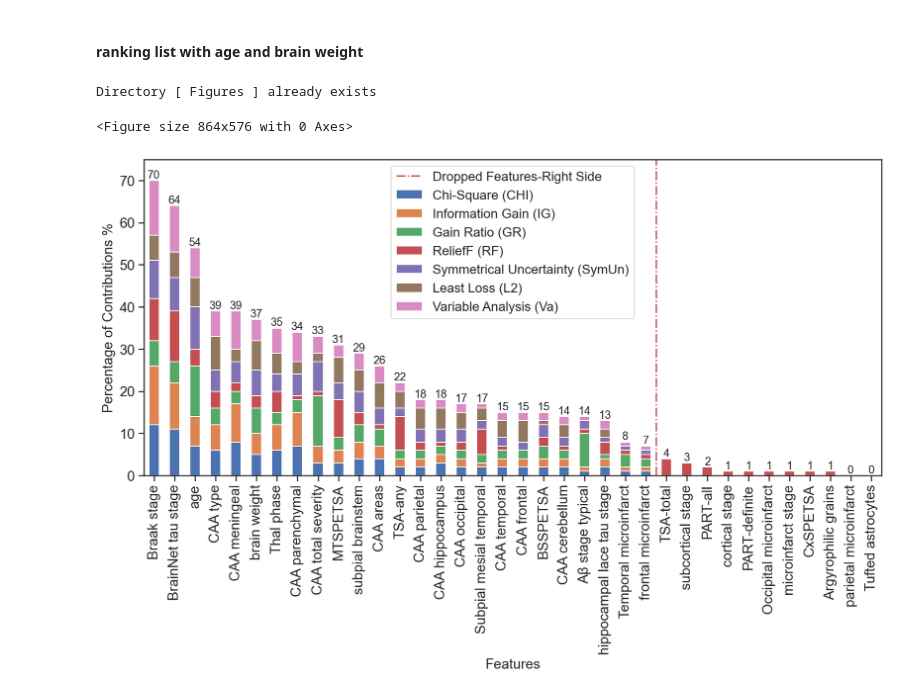
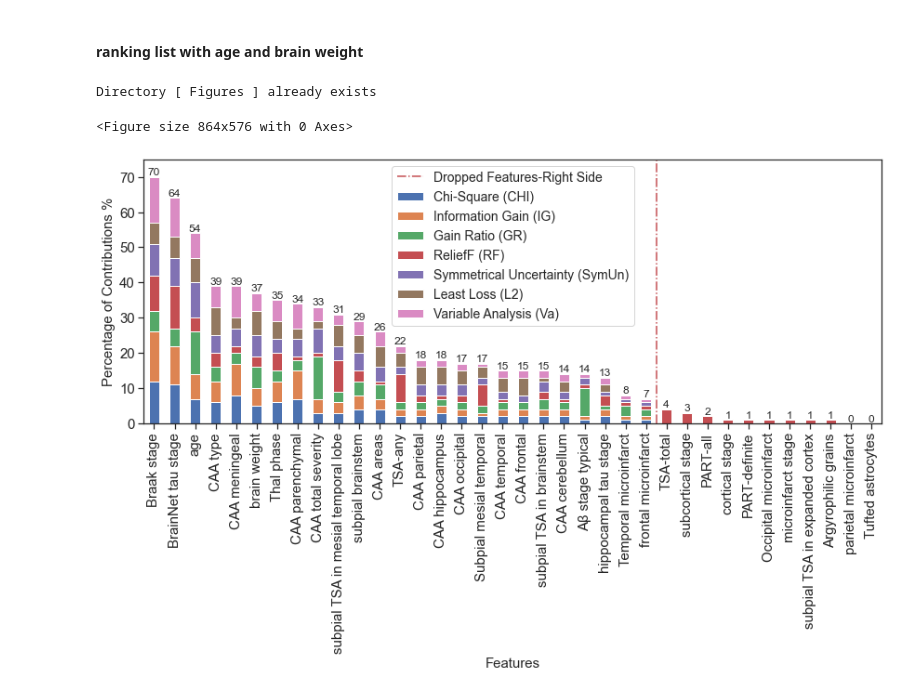
Before and after one commit to mdrajab/CFAS-ranking-code, a Jupyter notebook: python/2. CFAS Ranking Neuropathology Features.ipynb, the cells around one changed output. Cells and saved outputs as stored; diff of their text form; code cells hidden in the pictures.

```diff
--- a/python/2. CFAS Ranking Neuropathology Features.ipynb
+++ b/python/2. CFAS Ranking Neuropathology Features.ipynb
@@ -159,7 +159,7 @@ sns.set_theme(style="ticks", color_codes=True)
 # sns.set_theme(style="white", color_codes=True)
 
 # %config InlineBackend.figure_format ='retina'
-plt.figure(figsize=(12,8))
+fig = plt.figure(figsize=(12,8))
 # sns.set_style("whitegrid", {'axes.grid' : False})
 ax = features_percentage.iloc[:,0:8].plot.bar(x = 'Features', stacked=True, figsize=(12,8))#, color=color)
 features_sum = features_percentage.Sum
@@ -171,39 +171,39 @@ for rect, label in zip(rects, features_sum):
     height = rect.get_height()
     ax.text(rect.get_x() + rect.get_width()-0.25, label, "{}".format(int(label)), ha='center', va='bottom')
 
 
 # fig, ax = plt.subplots()
 # We need to draw the canvas, otherwise the labels won't be positioned and
 # won't have values yet.
 fig.canvas.draw()
 labels = [item.get_text() for item in ax.get_xticklabels()]
 labels[0] = 'Braak stage'; labels[1] = 'BrainNet tau stage'; labels[3] = 'CAA type'; labels[4] = 'CAA meningeal';
-labels[6] = 'Thal phase'; labels[7] = 'CAA parenchymal'; labels[8] = 'CAA total severity'; labels[10] = 'subpial brainstem';
-labels[11] = 'CAA areas'; labels[12] = 'TSA-any'; labels[13] = 'CAA parietal'; labels[14] = 'CAA hippocampus';
-labels[15] = 'CAA occipital'; labels[16] = 'Subpial mesial temporal'; labels[17] = 'CAA temporal'; labels[18] = 'CAA frontal';
-labels[20] = 'CAA cerebellum'; labels[21] = 'Aβ stage typical'; labels[22] = 'hippocampal lace tau stage';
-labels[23] = 'Temporal microinfarct'; labels[24] = 'frontal microinfarct'; labels[25] = 'TSA-total';
-labels[26] = 'subcortical stage'; labels[27] = 'PART-all'; labels[28] = 'cortical stage'; labels[29] = 'PART-definite';
-labels[30] = 'Occipital microinfarct'; labels[31] = 'microinfarct stage'; labels[33] = 'Argyrophilic grains';
-labels[34] = 'parietal microinfarct'; labels[35] = 'Tufted astrocytes';
+labels[6] = 'Thal phase'; labels[7] = 'CAA parenchymal'; labels[8] = 'CAA total severity'; labels[9] = 'subpial TSA in mesial temporal lobe';
+labels[10] = 'subpial brainstem';labels[11] = 'CAA areas'; labels[12] = 'TSA-any'; labels[13] = 'CAA parietal';
+labels[14] = 'CAA hippocampus';labels[15] = 'CAA occipital'; labels[16] = 'Subpial mesial temporal'; labels[17] = 'CAA temporal';
+labels[19] = 'subpial TSA in brainstem'; labels[18] = 'CAA frontal';labels[20] = 'CAA cerebellum'; labels[21] = 'Aβ stage typical';
+labels[22] = 'hippocampal tau stage';labels[23] = 'Temporal microinfarct'; labels[24] = 'frontal microinfarct';
+labels[25] = 'TSA-total'; labels[26] = 'subcortical stage'; labels[27] = 'PART-all'; labels[28] = 'cortical stage';
+labels[29] = 'PART-definite';labels[30] = 'Occipital microinfarct'; labels[31] = 'microinfarct stage'; labels[32] = 'subpial TSA in expanded cortex';
+labels[33] = 'Argyrophilic grains'; labels[34] = 'parietal microinfarct'; labels[35] = 'Tufted astrocytes';
 ax.set_xticklabels(labels)
 
 #add line for dropping features and add it to the legend
 plt.axvline(x=24.5, color='r', linestyle='-.', label='Dropped Features-Right Side')
 plt.legend(bbox_to_anchor=(1.0, 1), loc='upper left')
 ax.legend(['Dropped Features-Right Side', 'Chi-Square (CHI)',
            'Information Gain (IG)', 'Gain Ratio (GR)', 'ReliefF (RF)',
            'Symmetrical Uncertainty (SymUn)', 'Least Loss (L2)', 'Variable Analysis (Va)'], fontsize=14);
 
 plt.xlabel('Features', fontsize=15)
 plt.ylabel('Percentage of Contributions %', fontsize=15)
 plt.xticks(rotation=90)
 plt.tick_params(labelsize=15)
 plt.tight_layout()
 
 plt.savefig('Figures/Ranking.png', dpi=300, bbox_inches='tight')
 plt.savefig('Figures/Ranking.pdf', dpi=300, bbox_inches='tight')
 # %% [output]
 Directory [ Figures ] already exists
 <Figure size 864x576 with 0 Axes>
-[figure, old version]
+[figure, new version]
```
Also changed, not shown: 3 other files.
